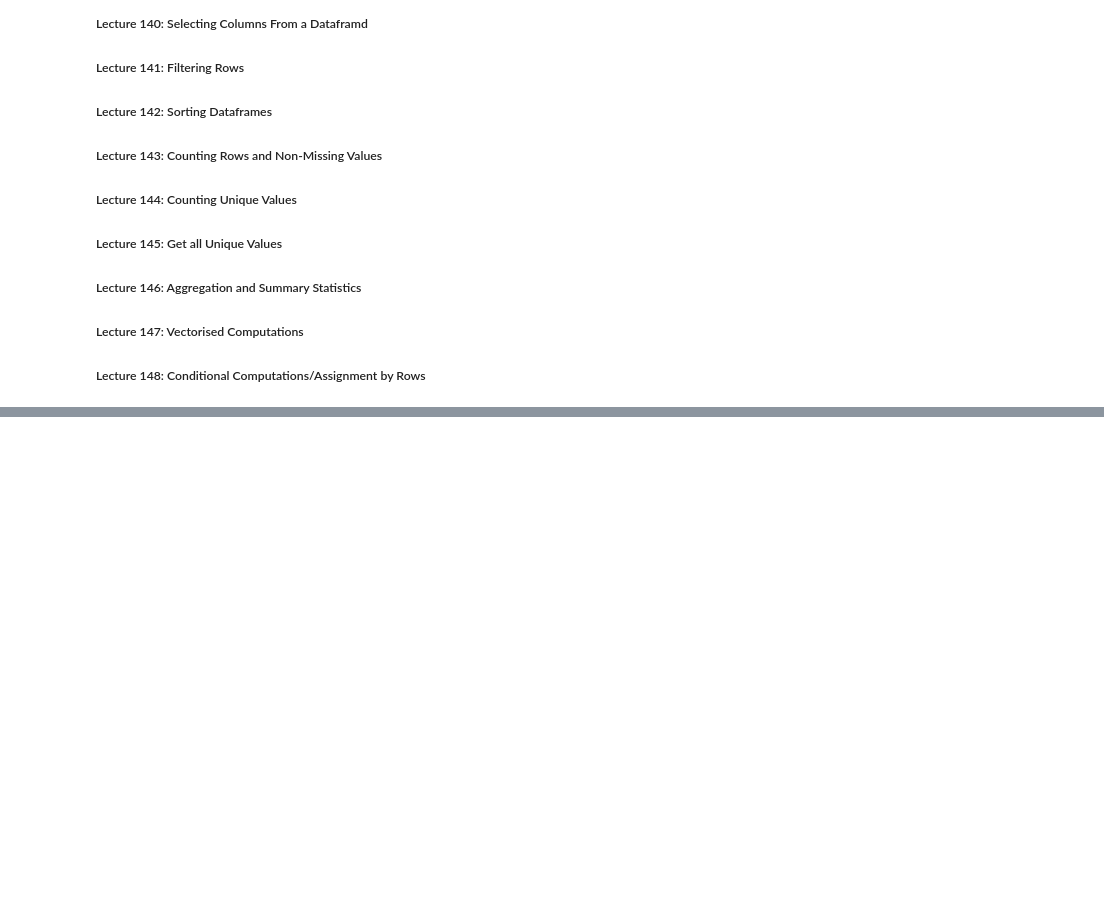
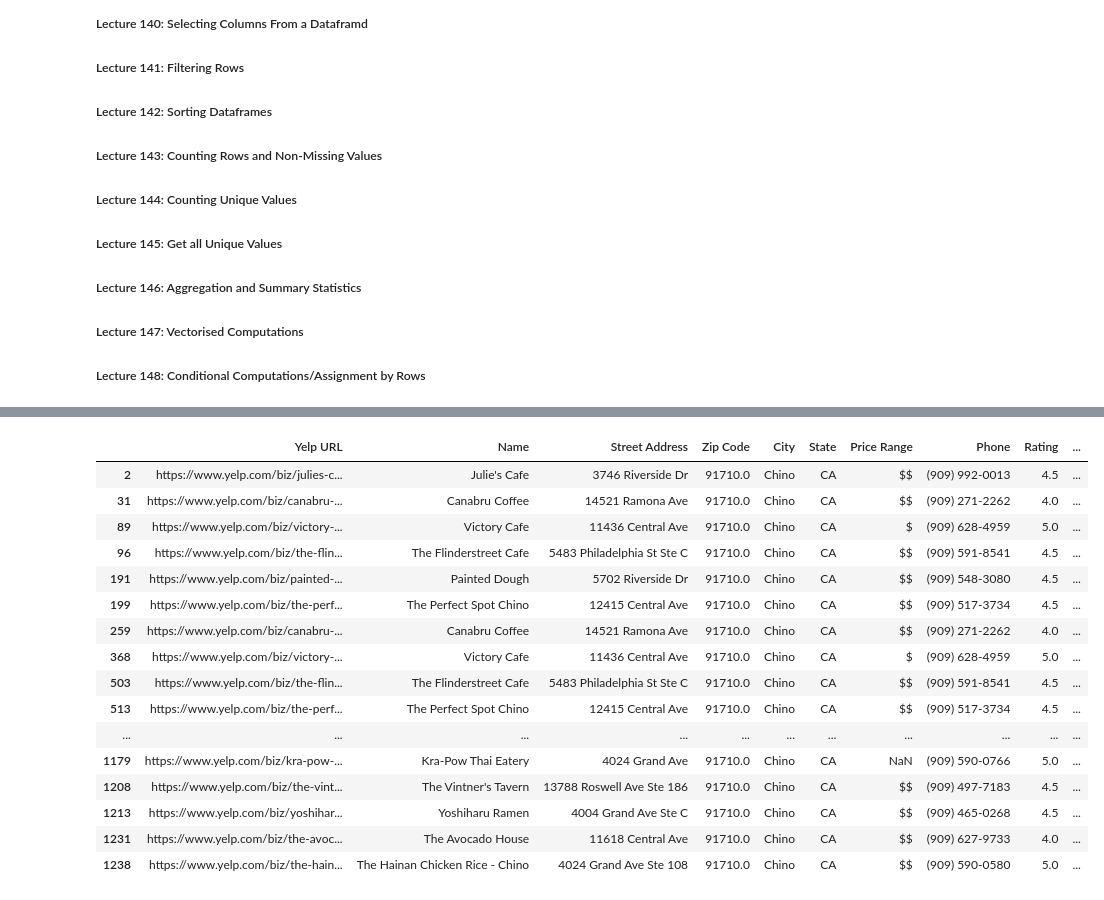
Before and after one commit to RoyAWilson/FntstcPythonDtScncMchnLrnng, a Jupyter notebook: Section_25_DataAnalPandas/135_Pandas.ipynb, the cells around one changed output, grey strips where cells are left out. Cells and saved outputs as stored; diff of their text form; code cells hidden in the pictures; blank space fills up the shorter version.

```diff
--- a/Section_25_DataAnalPandas/135_Pandas.ipynb
+++ b/Section_25_DataAnalPandas/135_Pandas.ipynb
@@ -32,0 +110,27 @@ data.head(5)
+# %%
+# 3 Filtering Rows by conditions:
+# Method 1 using dot loc
+
+# Step 1 create a logical mask:
+
+mask = data['City'] == 'Chino'
+chino_restaurants = data[mask]
+chino_restaurants
+# %% [output]
+|  | Yelp URL | Name | Street Address | Zip Code | City | State | Price Range | Phone | Rating | ... |
+| 2 | https://www.yelp.com/biz/julies-c... | Julie's Cafe | 3746 Riverside Dr | 91710.0 | Chino | CA | $$ | (909) 992-0013 | 4.5 | ... |
+| 31 | https://www.yelp.com/biz/canabru-... | Canabru Coffee | 14521 Ramona Ave | 91710.0 | Chino | CA | $$ | (909) 271-2262 | 4.0 | ... |
+| 89 | https://www.yelp.com/biz/victory-... | Victory Cafe | 11436 Central Ave | 91710.0 | Chino | CA | $ | (909) 628-4959 | 5.0 | ... |
+| 96 | https://www.yelp.com/biz/the-flin... | The Flinderstreet Cafe | 5483 Philadelphia St Ste C | 91710.0 | Chino | CA | $$ | (909) 591-8541 | 4.5 | ... |
+| 191 | https://www.yelp.com/biz/painted-... | Painted Dough | 5702 Riverside Dr | 91710.0 | Chino | CA | $$ | (909) 548-3080 | 4.5 | ... |
+| 199 | https://www.yelp.com/biz/the-perf... | The Perfect Spot Chino | 12415 Central Ave | 91710.0 | Chino | CA | $$ | (909) 517-3734 | 4.5 | ... |
+| 259 | https://www.yelp.com/biz/canabru-... | Canabru Coffee | 14521 Ramona Ave | 91710.0 | Chino | CA | $$ | (909) 271-2262 | 4.0 | ... |
+| 368 | https://www.yelp.com/biz/victory-... | Victory Cafe | 11436 Central Ave | 91710.0 | Chino | CA | $ | (909) 628-4959 | 5.0 | ... |
+| 503 | https://www.yelp.com/biz/the-flin... | The Flinderstreet Cafe | 5483 Philadelphia St Ste C | 91710.0 | Chino | CA | $$ | (909) 591-8541 | 4.5 | ... |
+| 513 | https://www.yelp.com/biz/the-perf... | The Perfect Spot Chino | 12415 Central Ave | 91710.0 | Chino | CA | $$ | (909) 517-3734 | 4.5 | ... |
+| ... | ... | ... | ... | ... | ... | ... | ... | ... | ... | ... |
+| 1179 | https://www.yelp.com/biz/kra-pow-... | Kra-Pow Thai Eatery | 4024 Grand Ave | 91710.0 | Chino | CA | NaN | (909) 590-0766 | 5.0 | ... |
+| 1208 | https://www.yelp.com/biz/the-vint... | The Vintner's Tavern | 13788 Roswell Ave Ste 186 | 91710.0 | Chino | CA | $$ | (909) 497-7183 | 4.5 | ... |
+| 1213 | https://www.yelp.com/biz/yoshihar... | Yoshiharu Ramen | 4004 Grand Ave Ste C | 91710.0 | Chino | CA | $$ | (909) 465-0268 | 4.5 | ... |
+| 1231 | https://www.yelp.com/biz/the-avoc... | The Avocado House | 11618 Central Ave | 91710.0 | Chino | CA | $$ | (909) 627-9733 | 4.0 | ... |
+| 1238 | https://www.yelp.com/biz/the-hain... | The Hainan Chicken Rice - Chino | 4024 Grand Ave Ste 108 | 91710.0 | Chino | CA | $$ | (909) 590-0580 | 5.0 | ... |
```
Also changed, not shown: parts of 45 cells of this notebook, 3 other files.
